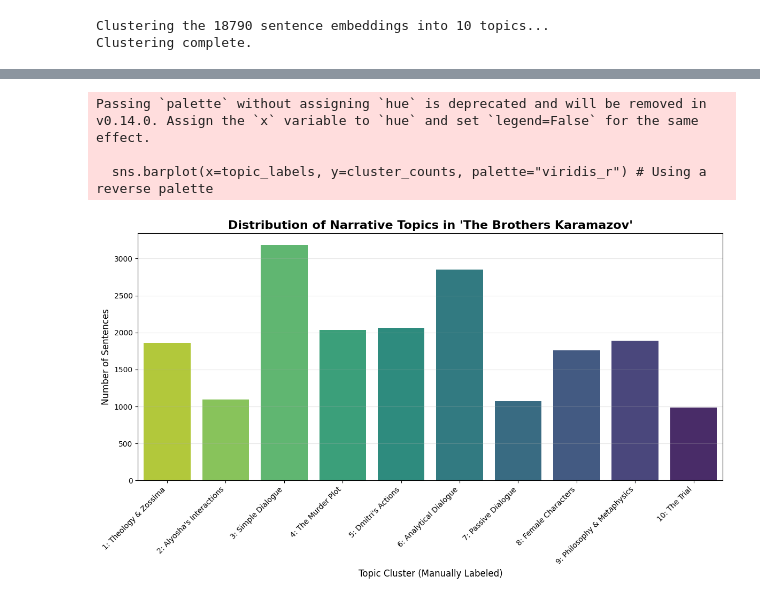
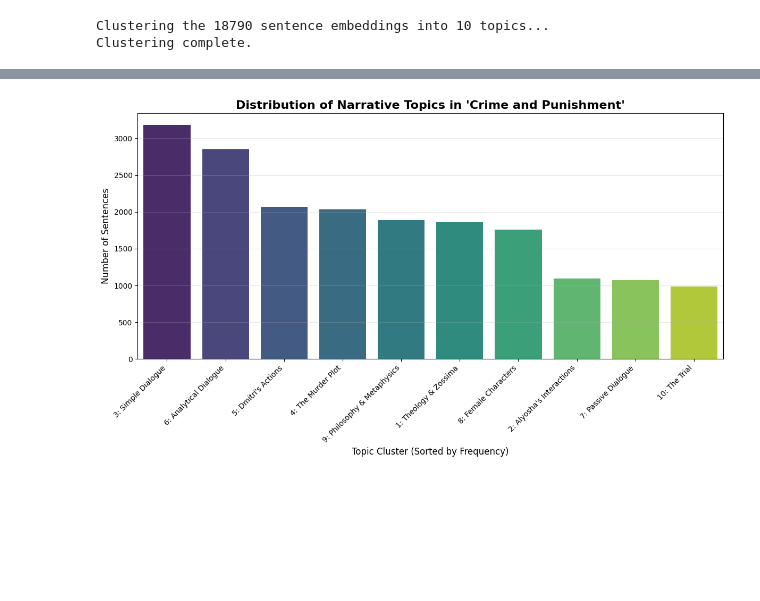
Before and after one commit to NLP-M-A-D/applied-NLP-week3, a Jupyter notebook: notebooks/1_AppliedNLP_Session3_Sentence_Length.ipynb, the cells around one changed output, grey strips where cells are left out. Cells and saved outputs as stored; diff of their text form; code cells hidden in the pictures; blank space fills up the shorter version.

```diff
--- a/notebooks/1_AppliedNLP_Session3_Sentence_Length.ipynb
+++ b/notebooks/1_AppliedNLP_Session3_Sentence_Length.ipynb
@@ -421,37 +427,40 @@ for i in range(num_clusters):
 # %%
 # 1. Our human-readable topic labels for *The Brothers Karamazov*
 topic_labels = [
     "1: Theology & Zossima",
     "2: Alyosha's Interactions",
     "3: Simple Dialogue",
     "4: The Murder Plot",
     "5: Dmitri's Actions",
     "6: Analytical Dialogue",
     "7: Passive Dialogue",
     "8: Female Characters",
     "9: Philosophy & Metaphysics",
     "10: The Trial"
 ]
 
 # 2. Get the counts from the 'brothers' cluster variable
 #    *** This is the only line of code that is different from the C&P plot ***
 cluster_counts = [len(c) for c in brothers_clustered_sentences]
 
 
 # 3. Plot the final, descriptive graph
+combined_data = sorted(zip(topic_labels, cluster_counts), key=lambda x: x[1], reverse=True)
+sorted_labels, sorted_counts = zip(*combined_data)
+
+# 2. Plot the sorted graph
 plt.figure(figsize=(12, 7))
-sns.barplot(x=topic_labels, y=cluster_counts, palette="viridis_r") # Using a reverse palette
 
-plt.title("Distribution of Narrative Topics in 'The Brothers Karamazov'", fontsize=16, fontweight='bold')
-plt.xlabel("Topic Cluster (Manually Labeled)", fontsize=12)
+# Note: I added 'hue' and 'legend=False' to fix the warning message shown in your screenshot
+sns.barplot(x=list(sorted_labels), y=list(sorted_counts), hue=list(sorted_labels), palette="viridis", legend=False)
+
+plt.title("Distribution of Narrative Topics in 'Crime and Punishment'", fontsize=16, fontweight='bold')
+plt.xlabel("Topic Cluster (Sorted by Frequency)", fontsize=12)
 plt.ylabel("Number of Sentences", fontsize=12)
 plt.xticks(rotation=45, ha='right')
 plt.grid(axis='y', alpha=0.3)
 
 plt.tight_layout()
 plt.show()
 # %% [output]
-Passing `palette` without assigning `hue` is deprecated and will be removed in v0.14.0. Assign the `x` variable to `hue` and set `legend=False` for the same effect.
-
-  sns.barplot(x=topic_labels, y=cluster_counts, palette="viridis_r") # Using a reverse palette
-[figure, old version]
+[figure, new version]
```
Also changed, not shown: parts of 7 cells of this notebook.
